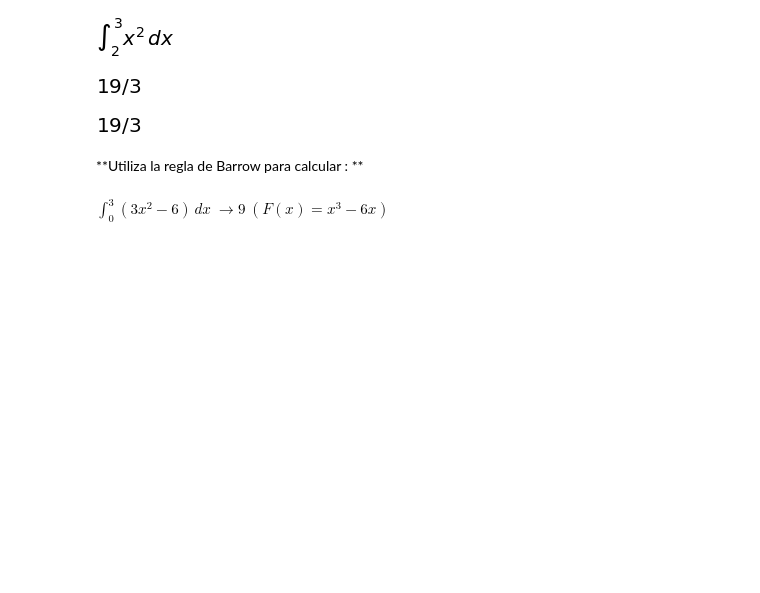
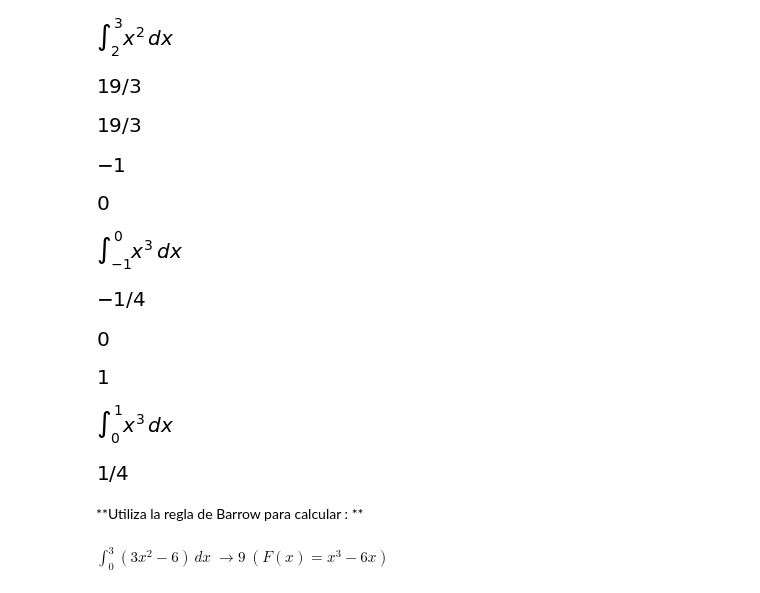
Before and after one commit to crdguez/mat2bac, a Jupyter notebook: notebooks/integral_definida.ipynb, the cells around one changed output. Cells and saved outputs as stored; diff of their text form; code cells hidden in the pictures; blank space fills up the shorter version.

```diff
--- a/notebooks/integral_definida.ipynb
+++ b/notebooks/integral_definida.ipynb
@@ -59,6 +59,25 @@ for j, t in enumerate(datos):
 [figure]
 [figure]
 [figure]
+# %%
+t = ['x**3',-1,1]
+
+inter = Interval(t[1],t[2])
+for h in (inter - solveset(t[0], domain=(inter) )).args :
+    display(h.args[0])
+    display(h.args[1])
+    display(Integral(S(t[0],evaluate=False),('x',h.args[0],h.args[1])))
+    display(Integral(S(t[0],evaluate=False),('x',h.args[0],h.args[1])).doit())
+#solveset?
+# %% [output]
+[figure, added]
+[figure, added]
+[figure, added]
+[figure, added]
+[figure, added]
+[figure, added]
+[figure, added]
+[figure, added]
 # %%
 puntuacion = '1'
 
```
Also changed, not shown: parts of 1 cell of this notebook.
